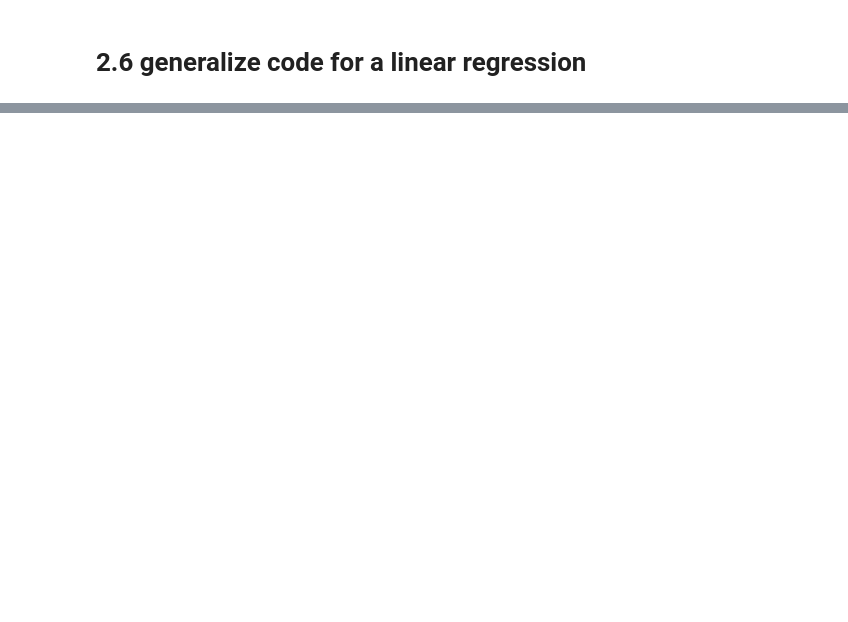
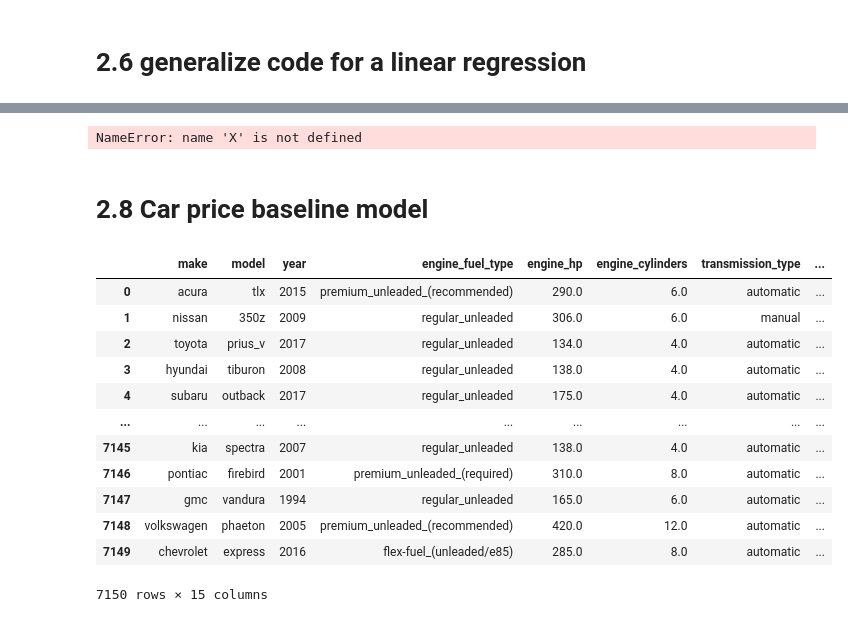
Before and after one commit to sarakubik/MLZoomcamp, a Jupyter notebook: ml_zoomcamp_ch2_data_cleaning.ipynb, the cells around one changed output, grey strips where cells are left out. Drawn from its saved outputs; the diff is of its cells as text; code cells hidden in the pictures; blank space fills up the shorter version.

```diff
--- a/ml_zoomcamp_ch2_data_cleaning.ipynb
+++ b/ml_zoomcamp_ch2_data_cleaning.ipynb
@@ -418,0 +466,4 @@ linear_regression(xi)
+# %%
+train_linear_regression(X, y)
+# %% [output]
+NameError: name 'X' is not defined
@@ -418,0 +472,19 @@ linear_regression(xi)
+# %% [markdown]
+# 2.8 Car price baseline model
+# %%
+#take a look at the training dataframe
+df_train
+# %% [output]
+|  | make | model | year | engine_fuel_type | engine_hp | engine_cylinders | transmission_type | ... |
+| 0 | acura | tlx | 2015 | premium_unleaded_(recommended) | 290.0 | 6.0 | automatic | ... |
+| 1 | nissan | 350z | 2009 | regular_unleaded | 306.0 | 6.0 | manual | ... |
+| 2 | toyota | prius_v | 2017 | regular_unleaded | 134.0 | 4.0 | automatic | ... |
+| 3 | hyundai | tiburon | 2008 | regular_unleaded | 138.0 | 4.0 | automatic | ... |
+| 4 | subaru | outback | 2017 | regular_unleaded | 175.0 | 4.0 | automatic | ... |
+| ... | ... | ... | ... | ... | ... | ... | ... | ... |
+| 7145 | kia | spectra | 2007 | regular_unleaded | 138.0 | 4.0 | automatic | ... |
+| 7146 | pontiac | firebird | 2001 | premium_unleaded_(required) | 310.0 | 8.0 | automatic | ... |
+| 7147 | gmc | vandura | 1994 | regular_unleaded | 165.0 | 6.0 | automatic | ... |
+| 7148 | volkswagen | phaeton | 2005 | premium_unleaded_(recommended) | 420.0 | 12.0 | automatic | ... |
+| 7149 | chevrolet | express | 2016 | flex-fuel_(unleaded/e85) | 285.0 | 8.0 | automatic | ... |
+7150 rows × 15 columns
```
Also changed, not shown: parts of 33 cells of this notebook.
